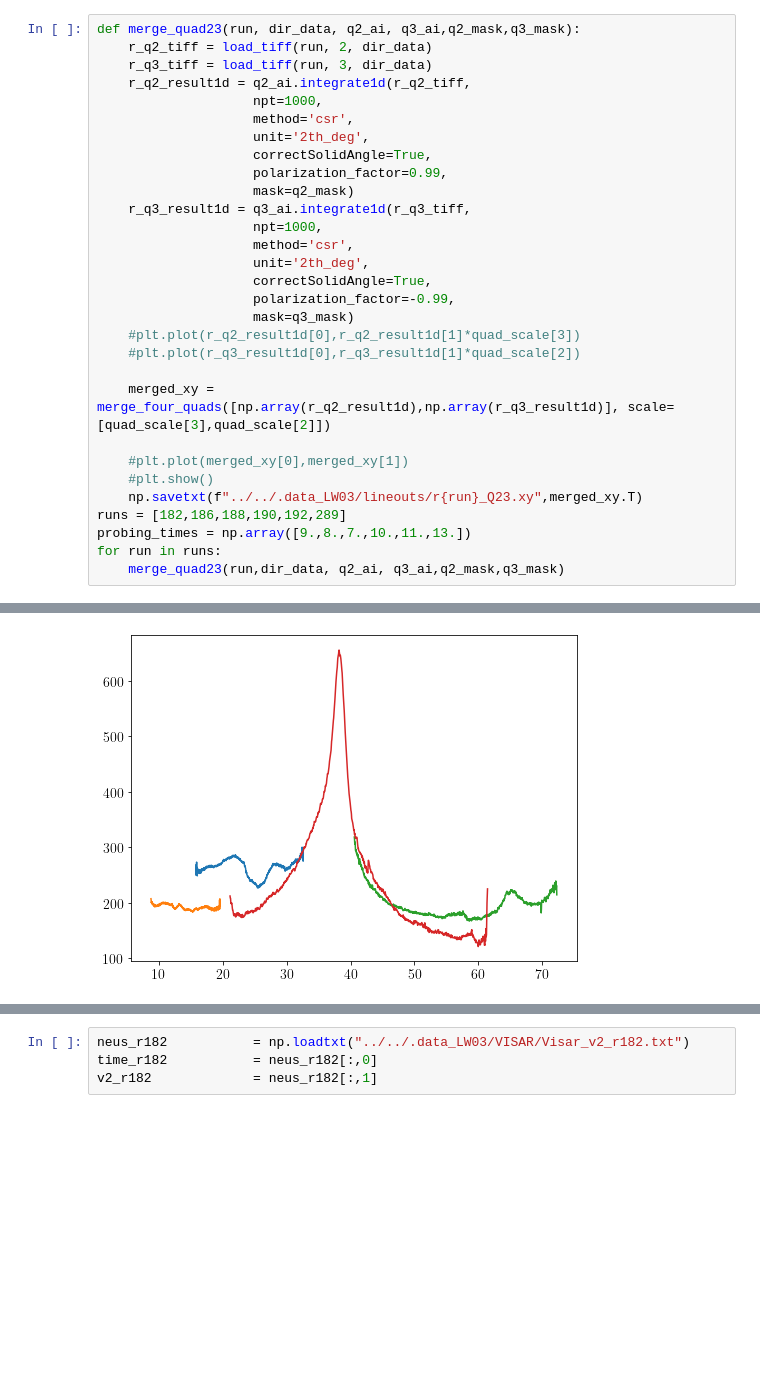
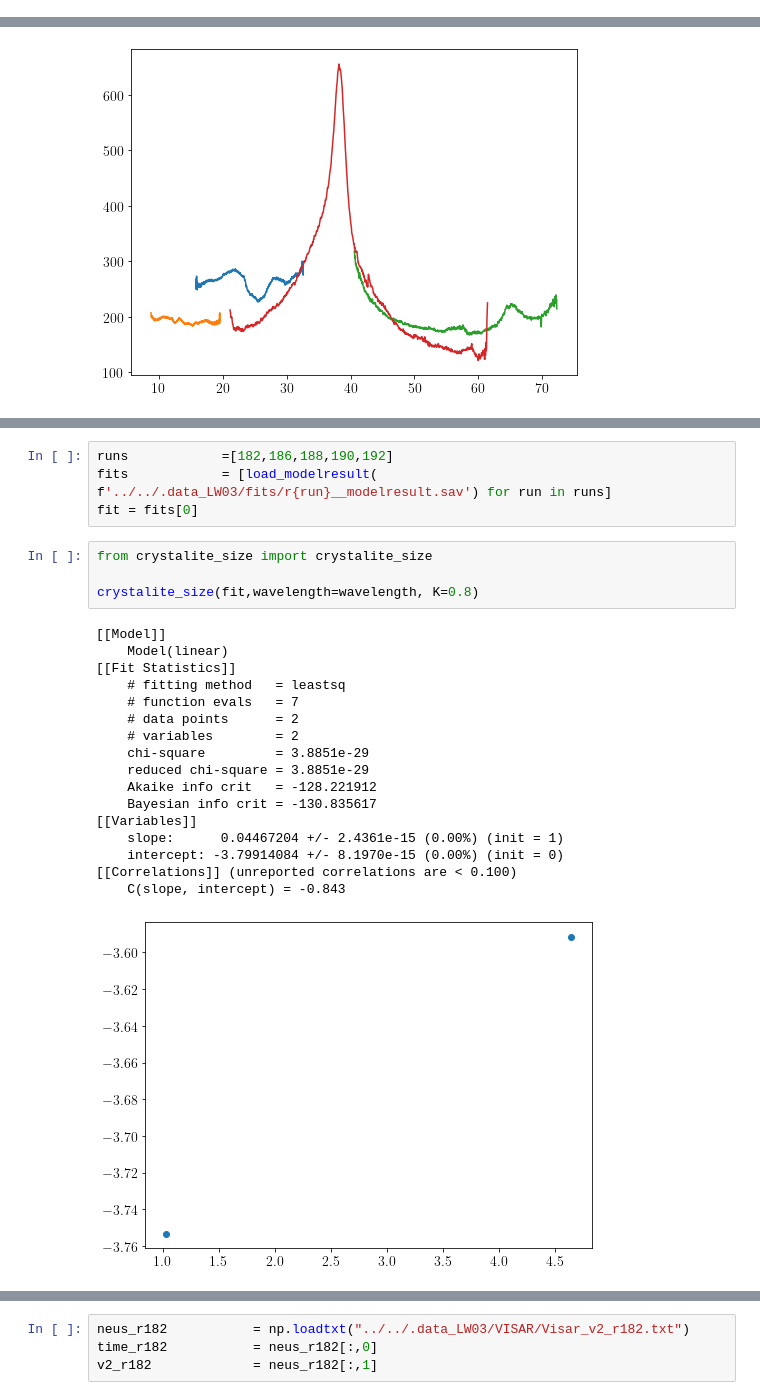
Before and after one commit to HeuserB/PhD_Thesis, a Jupyter notebook: notebooks/diamond_formation_LW03/diamond_formation.ipynb, the cells around one changed output, grey strips where cells are left out. Saved outputs shown, nothing was run; the diff lists cells and outputs as text; blank space fills up the shorter version.

```diff
--- a/notebooks/diamond_formation_LW03/diamond_formation.ipynb
+++ b/notebooks/diamond_formation_LW03/diamond_formation.ipynb
@@ -125,33 +124,3 @@ r182_q3_result1d = q3_ai.integrate1d(r182_q3_tiff,
                     correctSolidAngle=True,
                     polarization_factor=-0.99,
                     mask=q3_mask)
-# %%
-def merge_quad23(run, dir_data, q2_ai, q3_ai,q2_mask,q3_mask):
-    r_q2_tiff = load_tiff(run, 2, dir_data)
-    r_q3_tiff = load_tiff(run, 3, dir_data)
-    r_q2_result1d = q2_ai.integrate1d(r_q2_tiff,
-                    npt=1000,
-                    method='csr',
-                    unit='2th_deg',
-                    correctSolidAngle=True,
-                    polarization_factor=0.99,
-                    mask=q2_mask)
-    r_q3_result1d = q3_ai.integrate1d(r_q3_tiff,
-                    npt=1000,
-                    method='csr',
-                    unit='2th_deg',
-                    correctSolidAngle=True,
-                    polarization_factor=-0.99,
-                    mask=q3_mask)
-    #plt.plot(r_q2_result1d[0],r_q2_result1d[1]*quad_scale[3])
-    #plt.plot(r_q3_result1d[0],r_q3_result1d[1]*quad_scale[2])
-
-    merged_xy = merge_four_quads([np.array(r_q2_result1d),np.array(r_q3_result1d)], scale=[quad_scale[3],quad_scale[2]])
-
-    #plt.plot(merged_xy[0],merged_xy[1])
-    #plt.show()
-    np.savetxt(f"../../.data_LW03/lineouts/r{run}_Q23.xy",merged_xy.T)
-runs = [182,186,188,190,192,289]
-probing_times = np.array([9.,8.,7.,10.,11.,13.])
-for run in runs:
-    merge_quad23(run,dir_data, q2_ai, q3_ai,q2_mask,q3_mask)
@@ -401,0 +202,26 @@ plotBestFits()
+# %%
+runs            =[182,186,188,190,192]
+fits            = [load_modelresult( f'../../.data_LW03/fits/r{run}__modelresult.sav') for run in runs]
+fit = fits[0]
+# %%
+from crystalite_size import crystalite_size
+
+crystalite_size(fit,wavelength=wavelength, K=0.8)
+# %% [output]
+[[Model]]
+    Model(linear)
+[[Fit Statistics]]
+    # fitting method   = leastsq
+    # function evals   = 7
+    # data points      = 2
+    # variables        = 2
+    chi-square         = 3.8851e-29
+    reduced chi-square = 3.8851e-29
+    Akaike info crit   = -128.221912
+    Bayesian info crit = -130.835617
+[[Variables]]
+    slope:      0.04467204 +/- 2.4361e-15 (0.00%) (init = 1)
+    intercept: -3.79914084 +/- 8.1970e-15 (0.00%) (init = 0)
+[[Correlations]] (unreported correlations are < 0.100)
+    C(slope, intercept) = -0.843
+[figure, added]
```
Also changed, not shown: parts of 34 cells of this notebook, 7 other files.
